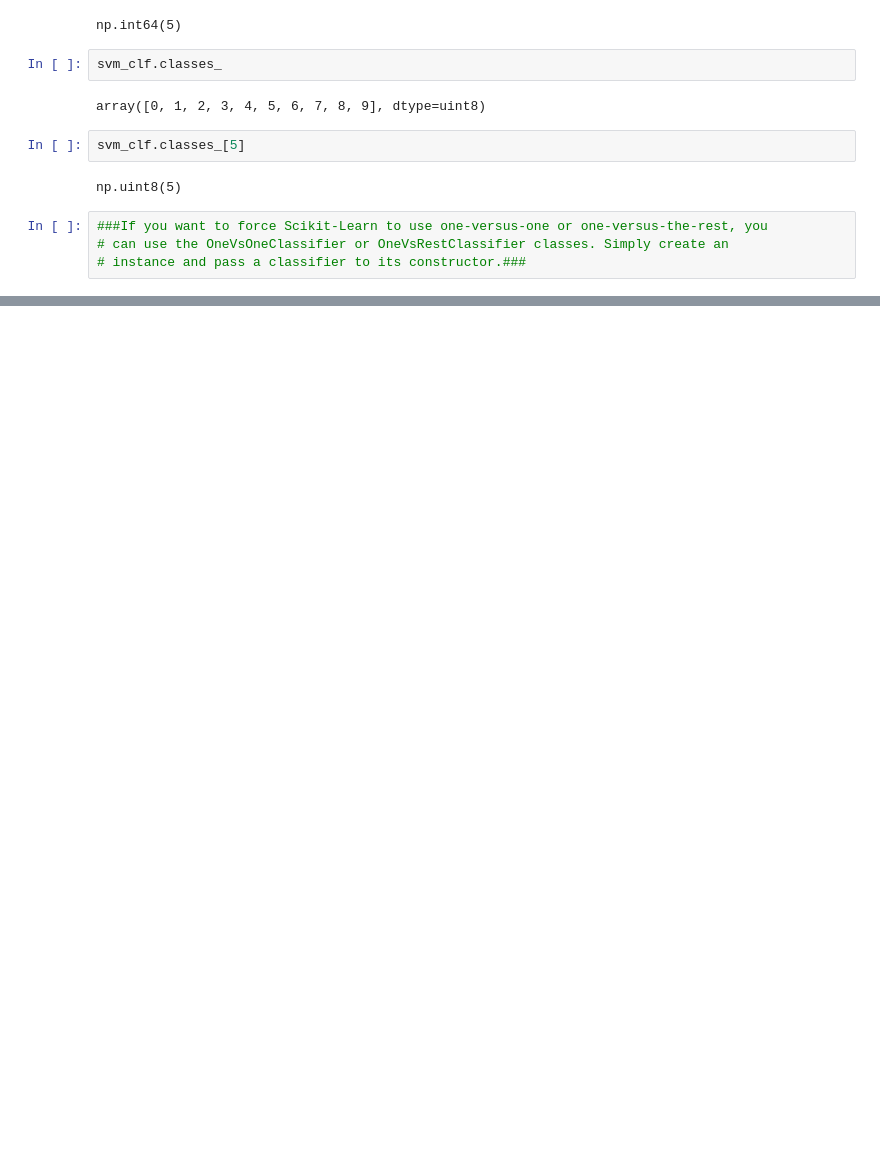
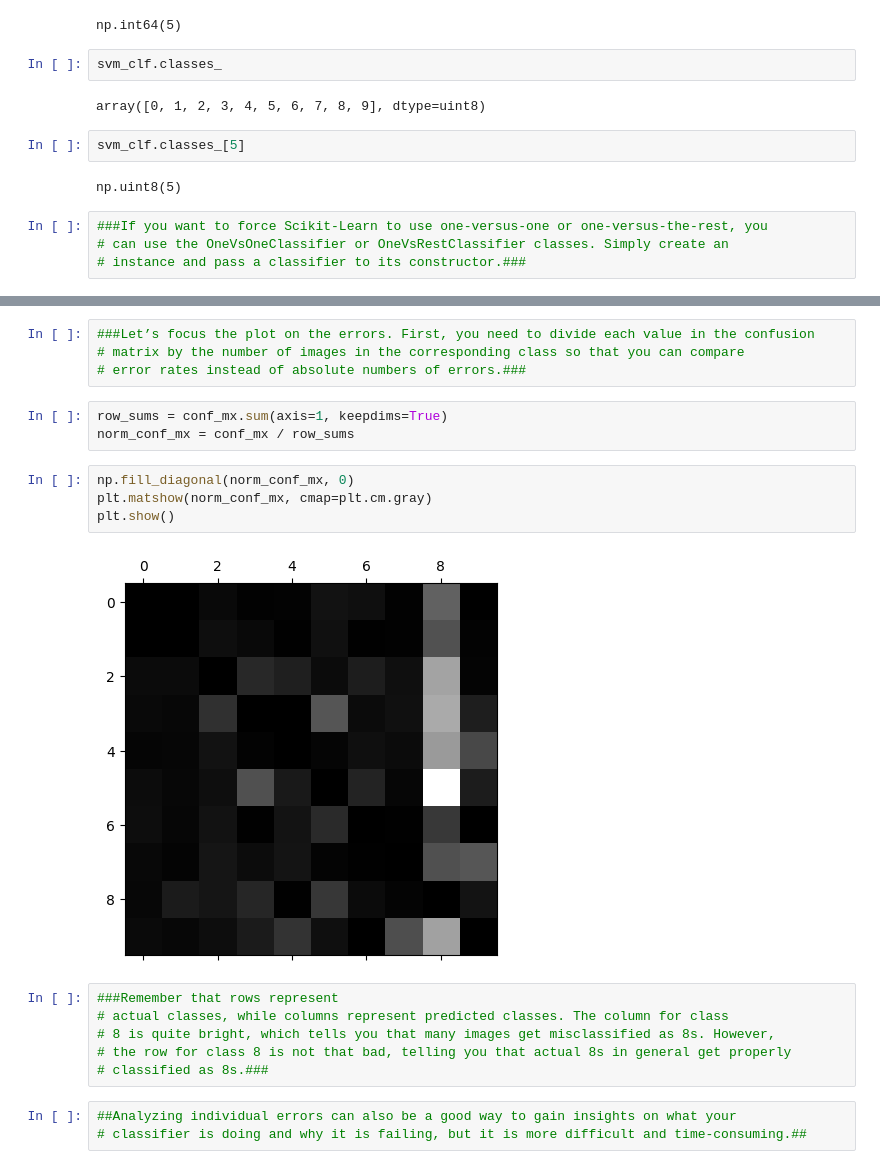
Before and after one commit to huyqng1412/data546, a Jupyter notebook: ML chapter 3.ipynb, the cells around one changed output, grey strips where cells are left out. Cells and saved outputs as stored; diff of their text form; blank space fills up the shorter version.

```diff
--- a/ML chapter 3.ipynb
+++ b/ML chapter 3.ipynb
@@ -351,0 +465,22 @@ np.uint8(5)
+# %%
+###Let’s focus the plot on the errors. First, you need to divide each value in the confusion
+# matrix by the number of images in the corresponding class so that you can compare
+# error rates instead of absolute numbers of errors.###
+# %%
+row_sums = conf_mx.sum(axis=1, keepdims=True)
+norm_conf_mx = conf_mx / row_sums
+# %%
+np.fill_diagonal(norm_conf_mx, 0)
+plt.matshow(norm_conf_mx, cmap=plt.cm.gray)
+plt.show()
+# %% [output]
+[figure, added]
+# %%
+###Remember that rows represent
+# actual classes, while columns represent predicted classes. The column for class
+# 8 is quite bright, which tells you that many images get misclassified as 8s. However,
+# the row for class 8 is not that bad, telling you that actual 8s in general get properly
+# classified as 8s.###
+# %%
+##Analyzing individual errors can also be a good way to gain insights on what your
+# classifier is doing and why it is failing, but it is more difficult and time-consuming.##
```
Also changed, not shown: parts of 26 cells of this notebook.
